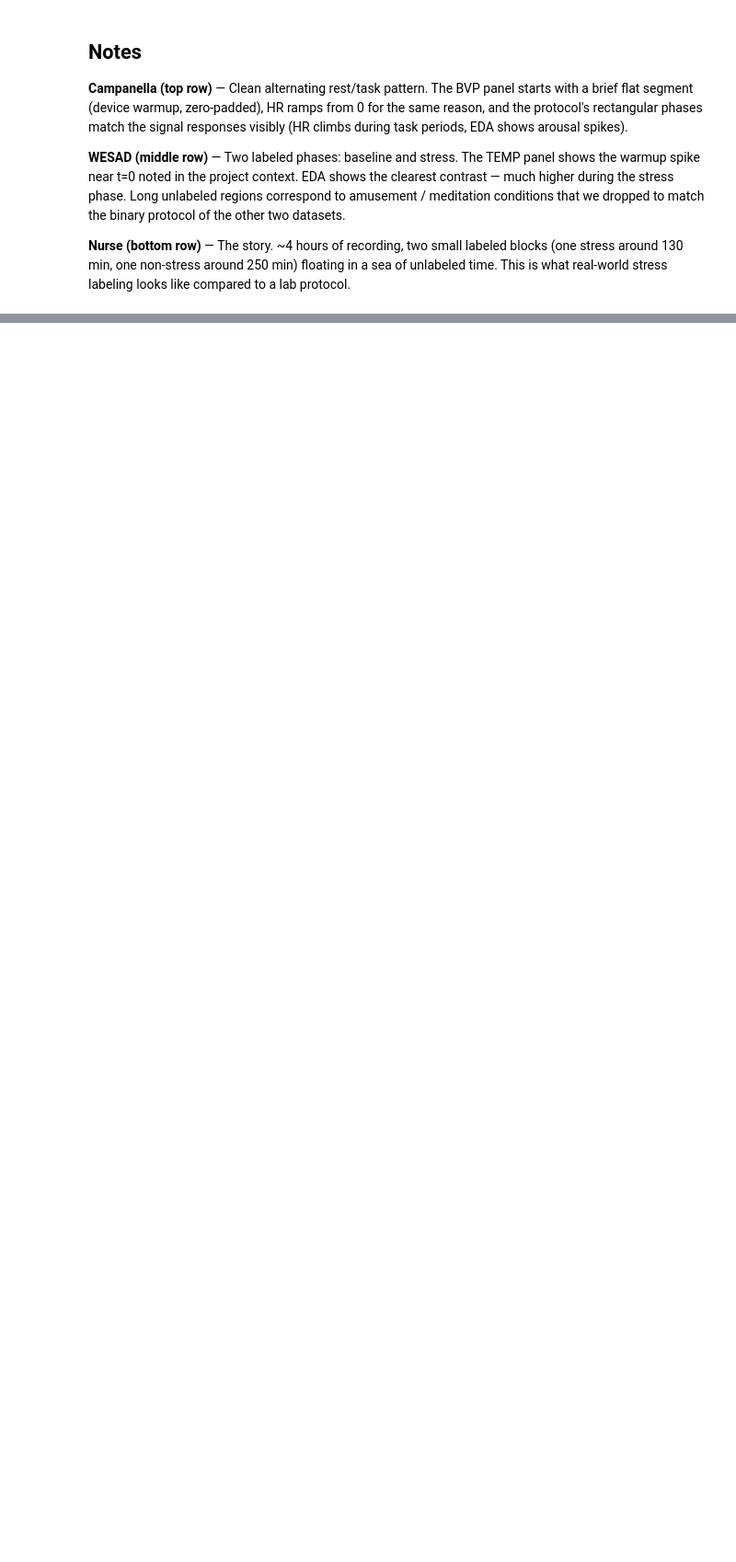
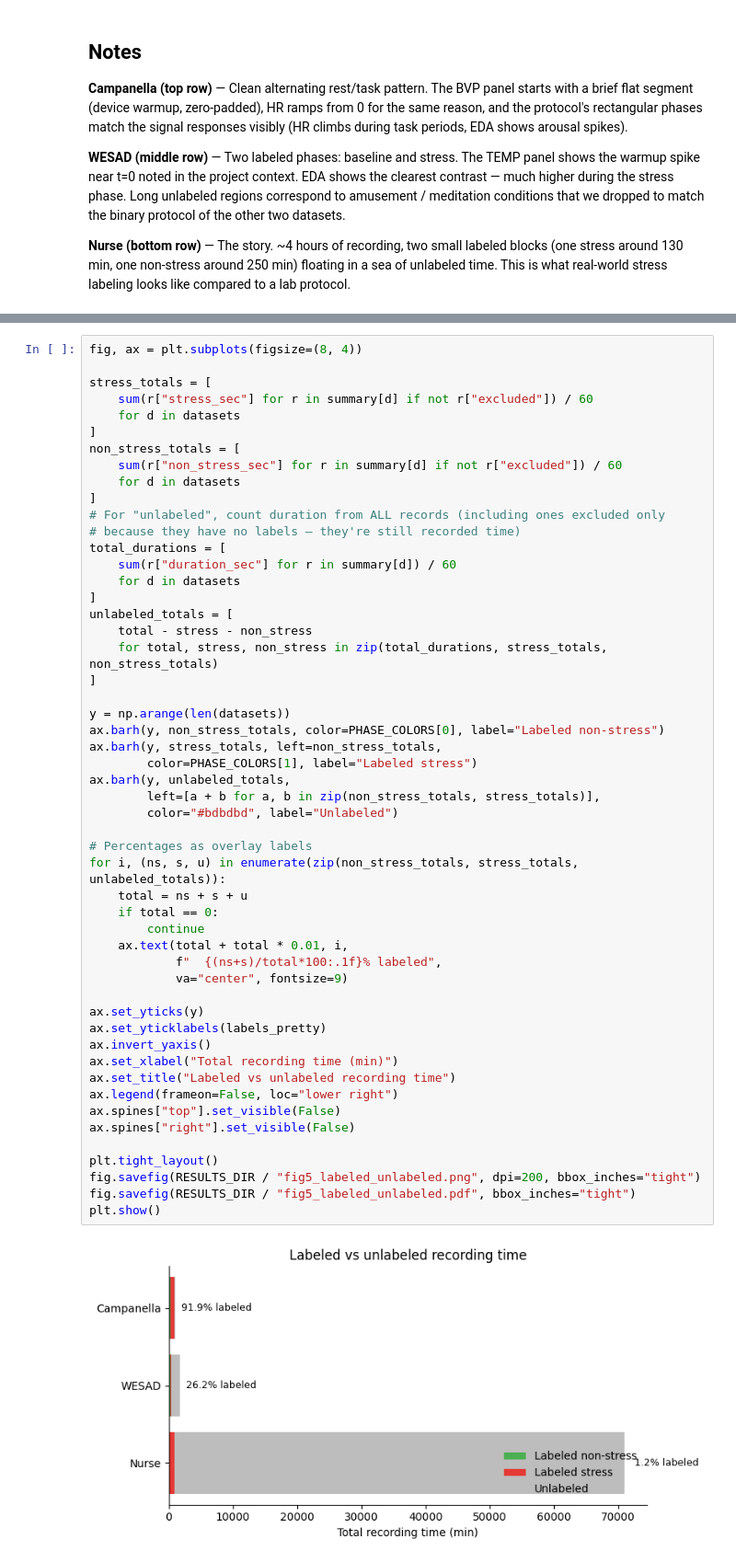
Before and after one commit to hifsakazmi/cross-dataset-stress-detection, a Jupyter notebook: notebooks/01_eda.ipynb, the cells around one changed output, grey strips where cells are left out. Shown at 92% size. Drawn from its saved outputs; the diff is of its cells as text; blank space fills up the shorter version.

```diff
--- a/notebooks/01_eda.ipynb
+++ b/notebooks/01_eda.ipynb
@@ -326,0 +485,54 @@ compared to a lab protocol.
+# %%
+fig, ax = plt.subplots(figsize=(8, 4))
+
+stress_totals = [
+    sum(r["stress_sec"] for r in summary[d] if not r["excluded"]) / 60
+    for d in datasets
+]
+non_stress_totals = [
+    sum(r["non_stress_sec"] for r in summary[d] if not r["excluded"]) / 60
+    for d in datasets
+]
+# For "unlabeled", count duration from ALL records (including ones excluded only
+# because they have no labels — they're still recorded time)
+total_durations = [
+    sum(r["duration_sec"] for r in summary[d]) / 60
+    for d in datasets
+]
+unlabeled_totals = [
+    total - stress - non_stress
+    for total, stress, non_stress in zip(total_durations, stress_totals, non_stress_totals)
+]
+
+y = np.arange(len(datasets))
+ax.barh(y, non_stress_totals, color=PHASE_COLORS[0], label="Labeled non-stress")
+ax.barh(y, stress_totals, left=non_stress_totals,
+        color=PHASE_COLORS[1], label="Labeled stress")
+ax.barh(y, unlabeled_totals,
+        left=[a + b for a, b in zip(non_stress_totals, stress_totals)],
+        color="#bdbdbd", label="Unlabeled")
+
+# Percentages as overlay labels
+for i, (ns, s, u) in enumerate(zip(non_stress_totals, stress_totals, unlabeled_totals)):
+    total = ns + s + u
+    if total == 0:
+        continue
+    ax.text(total + total * 0.01, i,
+            f"  {(ns+s)/total*100:.1f}% labeled",
+            va="center", fontsize=9)
+
+ax.set_yticks(y)
+ax.set_yticklabels(labels_pretty)
+ax.invert_yaxis()
+ax.set_xlabel("Total recording time (min)")
+ax.set_title("Labeled vs unlabeled recording time")
+ax.legend(frameon=False, loc="lower right")
+ax.spines["top"].set_visible(False)
+ax.spines["right"].set_visible(False)
+
+plt.tight_layout()
+fig.savefig(RESULTS_DIR / "fig5_labeled_unlabeled.png", dpi=200, bbox_inches="tight")
+fig.savefig(RESULTS_DIR / "fig5_labeled_unlabeled.pdf", bbox_inches="tight")
+plt.show()
+# %% [output]
+[figure, added]
```
Also changed, not shown: parts of 19 cells of this notebook.
